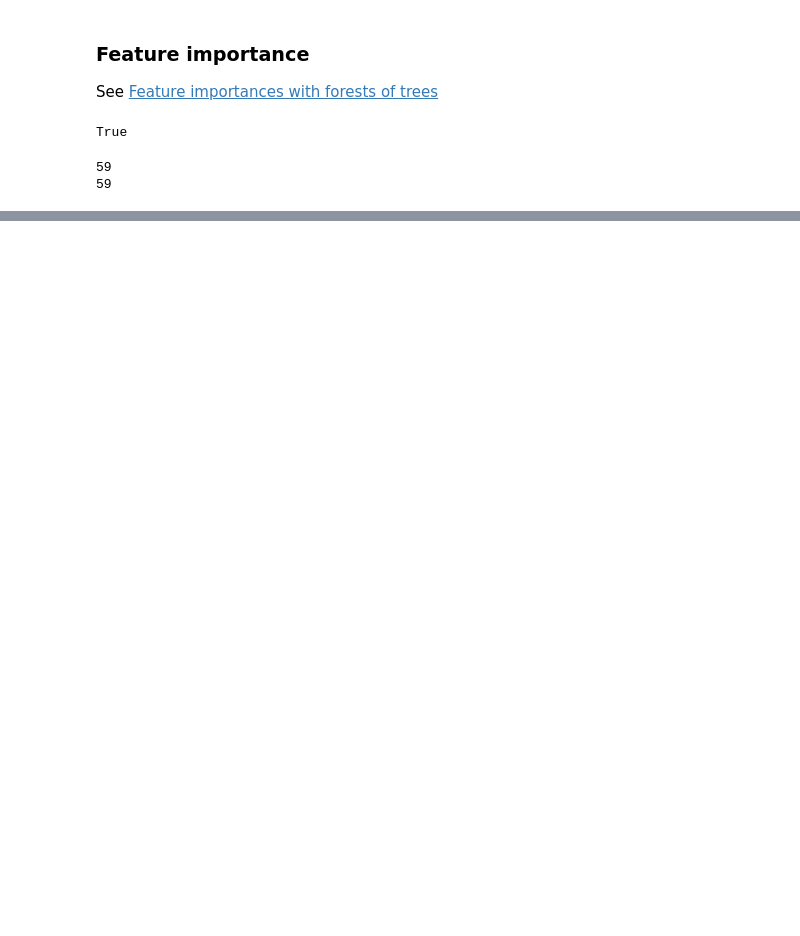
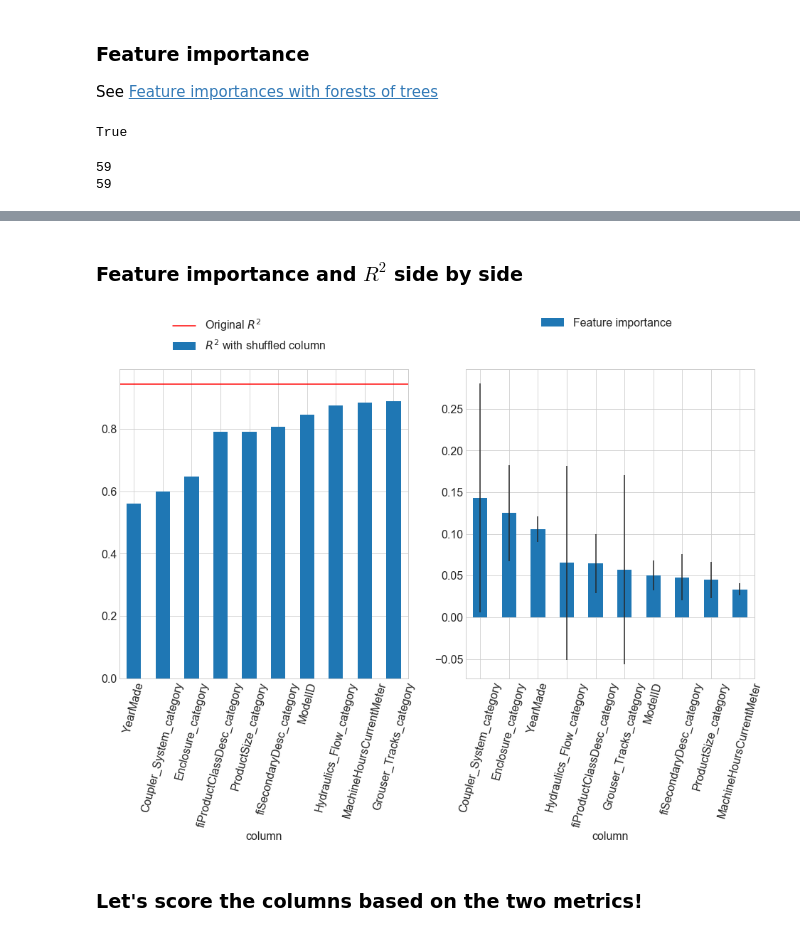
Before and after one commit to bogeholm/fastai-intro-to-ml, a Jupyter notebook: 3-performance-validation-and-model-interpretation.ipynb, the cells around one changed output, grey strips where cells are left out. Saved outputs shown, nothing was run; the diff lists cells and outputs as text; code cells hidden in the pictures; blank space fills up the shorter version.

```diff
--- a/3-performance-validation-and-model-interpretation.ipynb
+++ b/3-performance-validation-and-model-interpretation.ipynb
@@ -400,0 +401,19 @@ ax.xaxis.set_tick_params(rotation=45)
+# %% [markdown]
+### Feature importance and $R^2$ side by side
+# %%
+figsize(16, 8)
+fig, ax = plt.subplots(1, 2)
+
+ax[0].axhline(orig_r2, c='red', label='Original $R^2$')
+df_shuf.head(10).plot.bar(ax=ax[0], x='column', y='r2', label='$R^2$ with shuffled column')
+
+df_imp.head(10).plot.bar(ax=ax[1], x='column', y='importance', label='Feature importance', yerr='importance_std')
+
+for axis in ax:
+    axis.legend()
+    axis.get_legend().set_bbox_to_anchor((0.75, 1.2))
+    axis.xaxis.set_tick_params(rotation=75)
+# %% [output]
+[figure, added]
+# %% [markdown]
+### Let's score the columns based on the two metrics!
```
Also changed, not shown: parts of 20 cells of this notebook.
